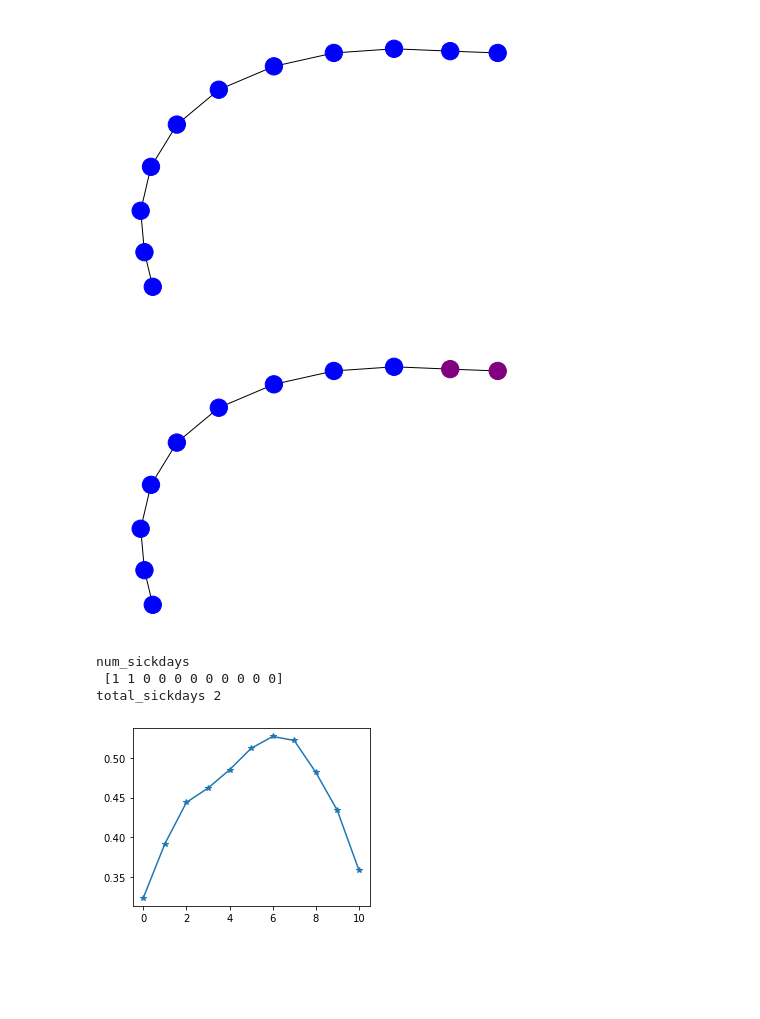
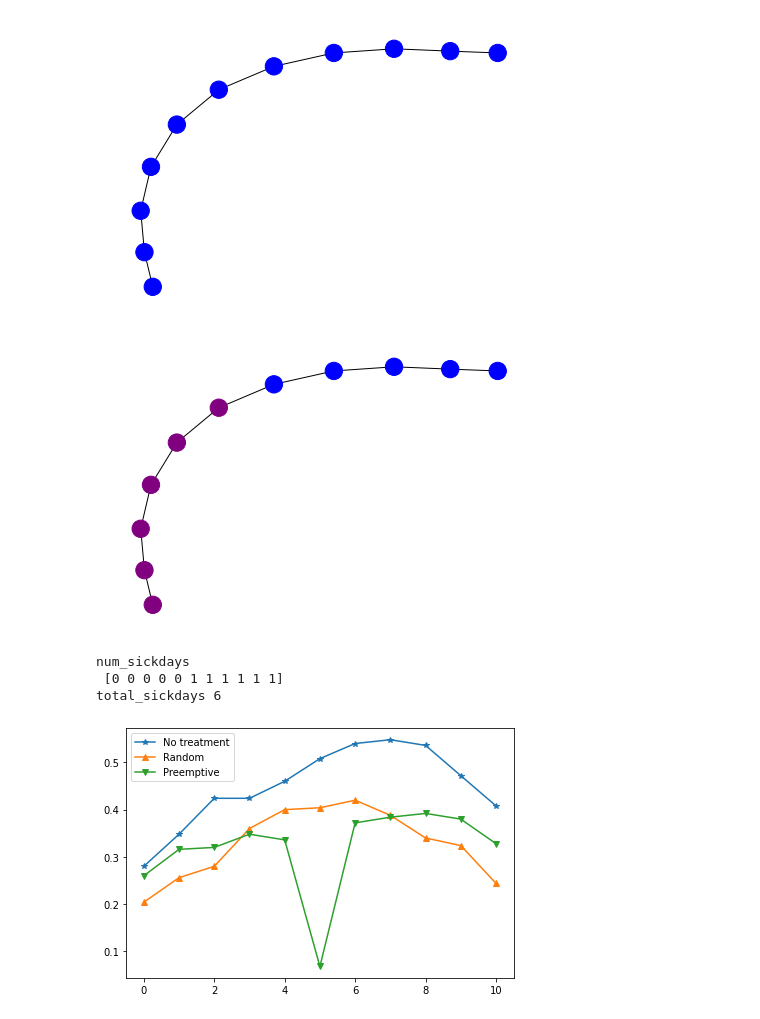
Before and after one commit to EvanLavender13/cst680-project, a Jupyter notebook: main.ipynb, the cells around one changed output. Saved outputs shown, nothing was run; the diff lists cells and outputs as text; code cells hidden in the pictures; blank space fills up the shorter version.

```diff
--- a/main.ipynb
+++ b/main.ipynb
@@ -43,14 +40,14 @@ Params(transition_matrix=array([[0., 0., 0.],
        [0, 0, 1]]), state_names=['susceptible', 'infected', 'recovered'], healthy_index=0, infectious_index=1, healthy_exit_index=1, infection_probability=0.75, population_graph=<networkx.classes.grap ...
 [figure]
 # %%
-EXP.num_steps = 5
+EXP.num_steps = 15
 results = EXP.run()["metric_results"]
 states = np.array(results["states"])
 sick_days = np.array(results["sick-days"])
 
 EXP.env.render(color_map, pos=positions)
 # %% [output]
-[figure, old version]
+[figure, new version]
 # %%
 def _num_sickdays(states):
     n = np.zeros(states.shape[1], dtype=int)
@@ -66,8 +63,8 @@ total_sickdays = np.sum(num_sickdays)
 print("total_sickdays", total_sickdays)
 # %% [output]
 num_sickdays
- [1 1 0 0 0 0 0 0 0 0 0]
-total_sickdays 2
+ [0 0 0 0 0 1 1 1 1 1 1]
+total_sickdays 6
 # %%
 from tqdm import trange
 
@@ -85,26 +82,53 @@ def run_simulations(n_sims, exp):
         "num_sickdays": np.zeros(size)
     }
 
-    exp.num_steps = 15
     for i in trange(n_sims):
         exp.seed = i
         r = exp.run()
         process_metrics(i, metrics, r["metric_results"])
     return metrics
-
-N = 1000
-metrics = run_simulations(N, EXP)
+# %%
+N = 250
+
+EXP.agent_constructor = ide.NullAgent
+EXP.scenario_builder()
+null_metrics = run_simulations(N, EXP)
+
+EXP.agent_constructor = ide.RandomAgent
+EXP.scenario_builder()
+rng_metrics = run_simulations(N, EXP)
+
+EXP.agent_constructor = ida.MiddleAgent
+EXP.scenario_builder()
+mid_metrics = run_simulations(N, EXP)
 # %%
 import matplotlib.pyplot as plt
 
-num_sickdays = metrics["num_sickdays"]
+num_sickdays = null_metrics["num_sickdays"]
+plt.figure(figsize=(6, 4))
 
-plt.figure(figsize=(4, 3))
+# no treatment
 x = range(num_sickdays.shape[0])
 y = num_sickdays / N
 # plt.scatter(x, y)
-plt.plot(x, y, "-*")
+plt.plot(x, y, "-*", label="No treatment")
+
+# random treatment
+num_sickdays = rng_metrics["num_sickdays"]
+x = range(num_sickdays.shape[0])
+y = num_sickdays / N
+# plt.scatter(x, y)
+plt.plot(x, y, "-^", label="Random")
+
+# middile treatment
+num_sickdays = mid_metrics["num_sickdays"]
+x = range(num_sickdays.shape[0])
+y = num_sickdays / N
+# plt.scatter(x, y)
+plt.plot(x, y, "-v", label="Preemptive")
+
+plt.legend()
 plt.tight_layout()
 plt.show()
 # %% [output]
-[figure, old version]
+[figure, new version]
```
Also changed, not shown: parts of 1 cell of this notebook.
